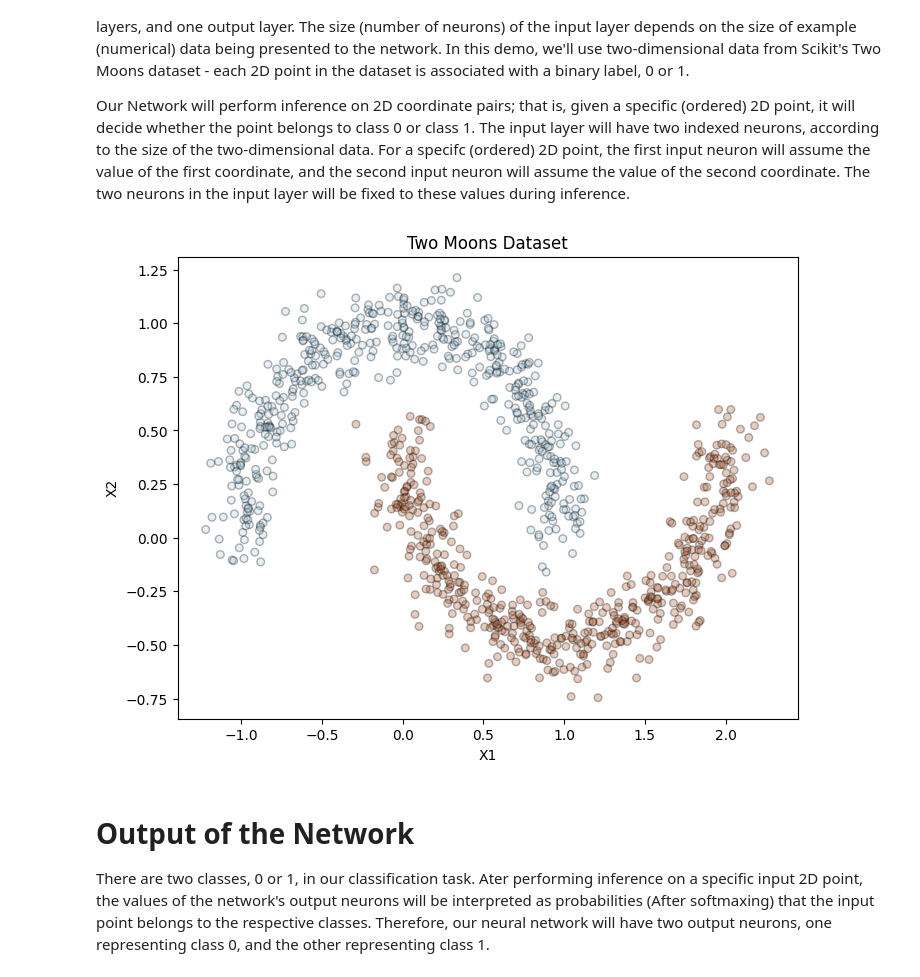
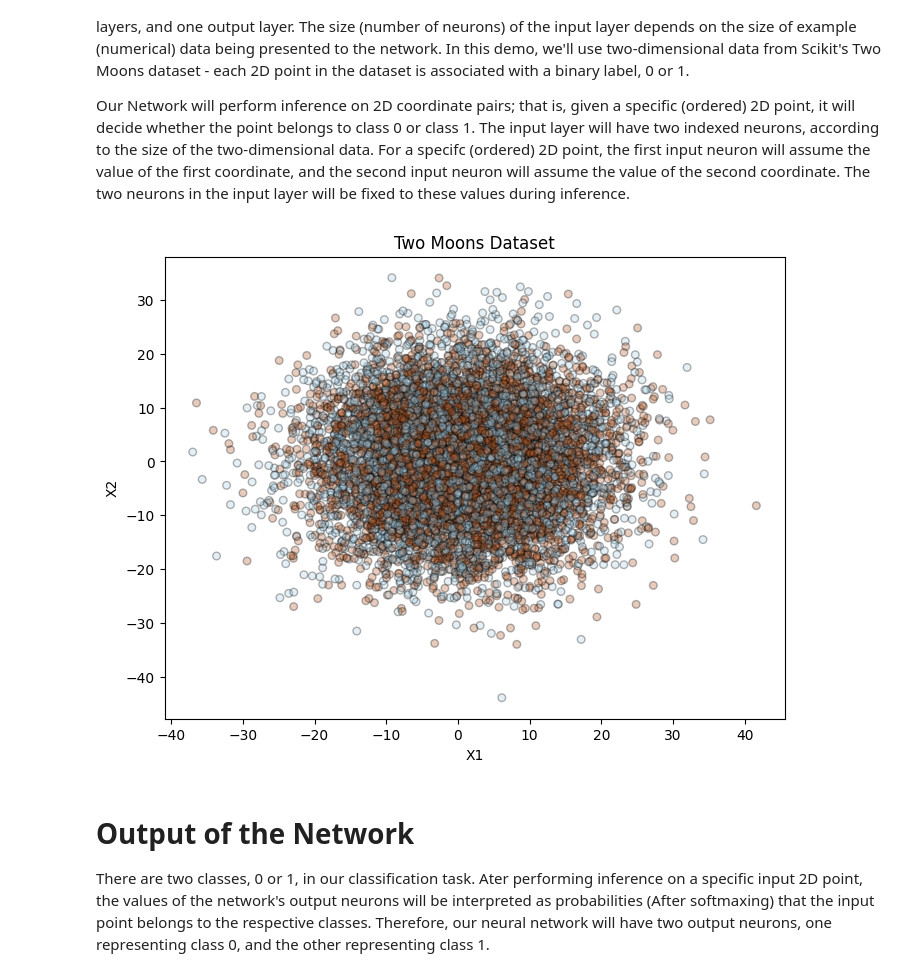
Before and after one commit to hhaller0826/energy-based-learning, a Jupyter notebook: demo.ipynb, the cells around one changed output. Drawn from its saved outputs; the diff is of its cells as text; code cells hidden in the pictures.

```diff
--- a/demo.ipynb
+++ b/demo.ipynb
@@ -26,17 +28,17 @@ Our Network will perform inference on 2D coordinate pairs; that is, given a spec
 # %%
 batch_size = 32
 dataset = 'TwoMoons'
 training_loader, test_loader = load_dataloaders(dataset, batch_size, augment_32x32=False, normalize=False)
 
-X, y = make_moons(n_samples=1000, noise=0.1, random_state=42)
+X, y = make_moons(n_samples=10000, noise=10, random_state=42)
 plt.figure(figsize=(8, 6))
 plt.scatter(X[:, 0], X[:, 1], c=y, cmap=plt.cm.Paired, s=30, edgecolor='k', alpha=0.3)
 plt.title("Two Moons Dataset")
 plt.xlabel("X1")
 plt.ylabel("X2")
 plt.show()
 # %% [output]
-[figure, old version]
+[figure, new version]
 # %% [markdown]
 # Output of the Network
 
```
Also changed, not shown: parts of 31 cells of this notebook, 2 other files.
